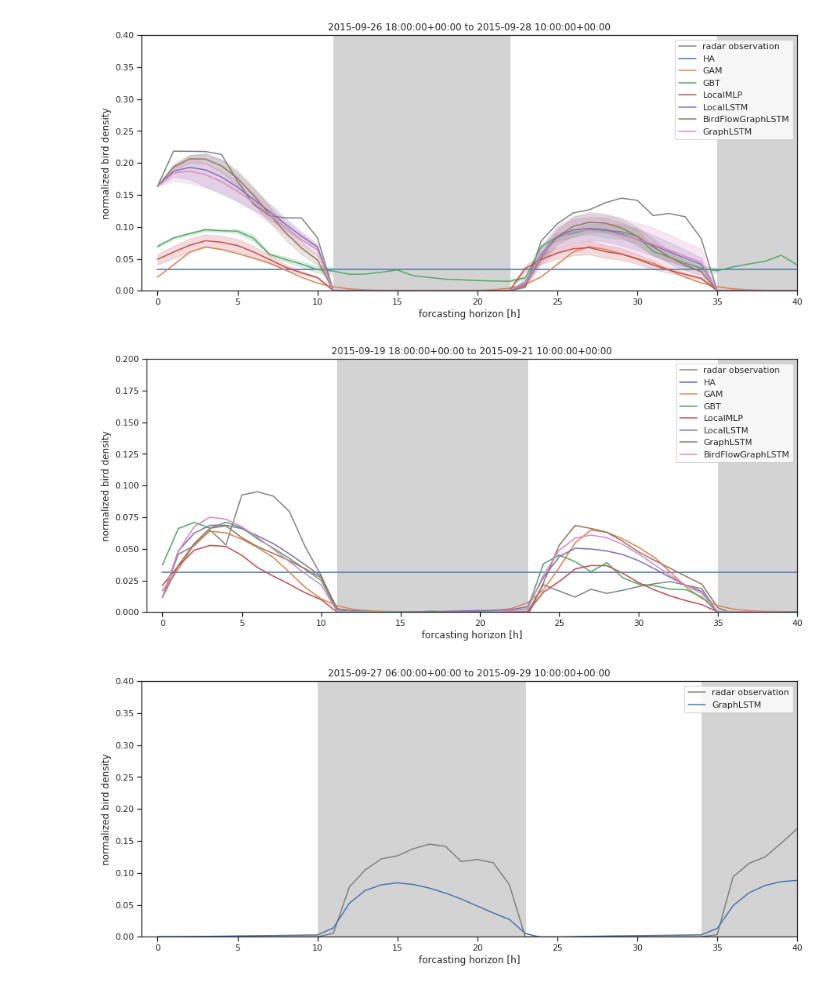
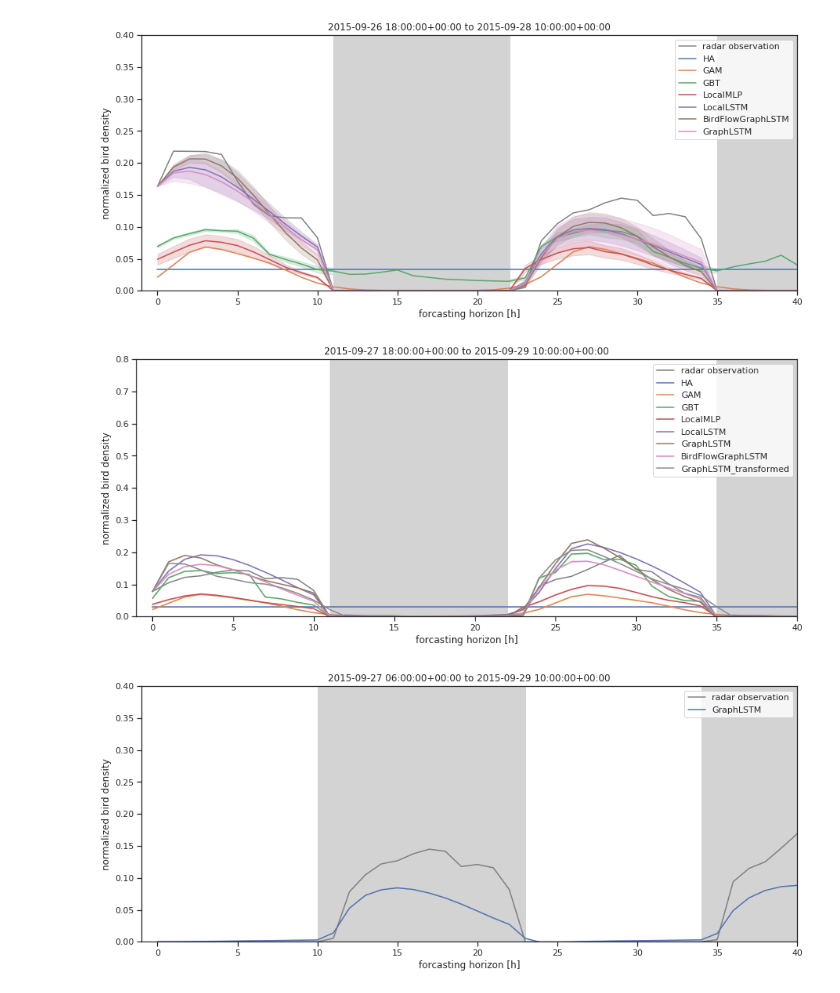
Before and after one commit to FionaLippert/birdMigration, a Jupyter notebook: notebooks/model_performance_radar.ipynb, the cells around one changed output. Saved outputs shown, nothing was run; the diff lists cells and outputs as text; code cells hidden in the pictures.

```diff
--- a/notebooks/model_performance_radar.ipynb
+++ b/notebooks/model_performance_radar.ipynb
@@ -106,13 +106,14 @@ for i, m in enumerate(models):
 # %%
 # models = ['GBT', 'LocalMLP']#, 'BirdFlowGraphLSTM'] #, 'GraphLSTM']
 # experiments = ['_root_transformed_3', '_root_transformed_3']
-models = ['HA', 'GAM', 'GBT', 'LocalMLP', 'LocalLSTM', 'GraphLSTM', 'BirdFlowGraphLSTM'] #, 'GraphLSTM']
+models = ['HA', 'GAM', 'GBT', 'LocalMLP', 'LocalLSTM', 'GraphLSTM', 'BirdFlowGraphLSTM', 'GraphLSTM_transformed'] #, 'GraphLSTM']
 experiments = ['best_settings_evaluate_daytime',
                'test_evaluate_daytime',
                'best_settings_evaluate_daytime',
                'best_settings_evaluate_daytime',
                'best_settings_evaluate_daytime',
-               'best_settings_encoder', 'best_settings_encoder']
+               'best_settings_encoder', 'best_settings_encoder',
+              'best_settings_not_transformed']
                #'test_G_max_dist', 'test_evaluate_daytime']
 results_transformed = dict()
 bird_scales_transformed = dict()
@@ -225,10 +235,10 @@ fig = utils.plot_example_prediction(results, 'defld', nidx, bird_scales, max=0.4
 # %% [output]
 [figure]
 # %%
-nidx=23
-fig = utils.plot_example_prediction(results_transformed, 'defld', nidx, bird_scales_transformed, max=0.2)
+nidx=31
+fig = utils.plot_example_prediction(results_transformed, 'defld', nidx, bird_scales_transformed, max=0.8)
 # %% [output]
-[figure, old version]
+[figure, new version]
 # %%
 nidx=30
 fig = utils.plot_example_prediction(results_enc, 'defld', nidx, bird_scales_enc, max=0.4)
```
Also changed, not shown: parts of 2 cells of this notebook, 1 other file.
